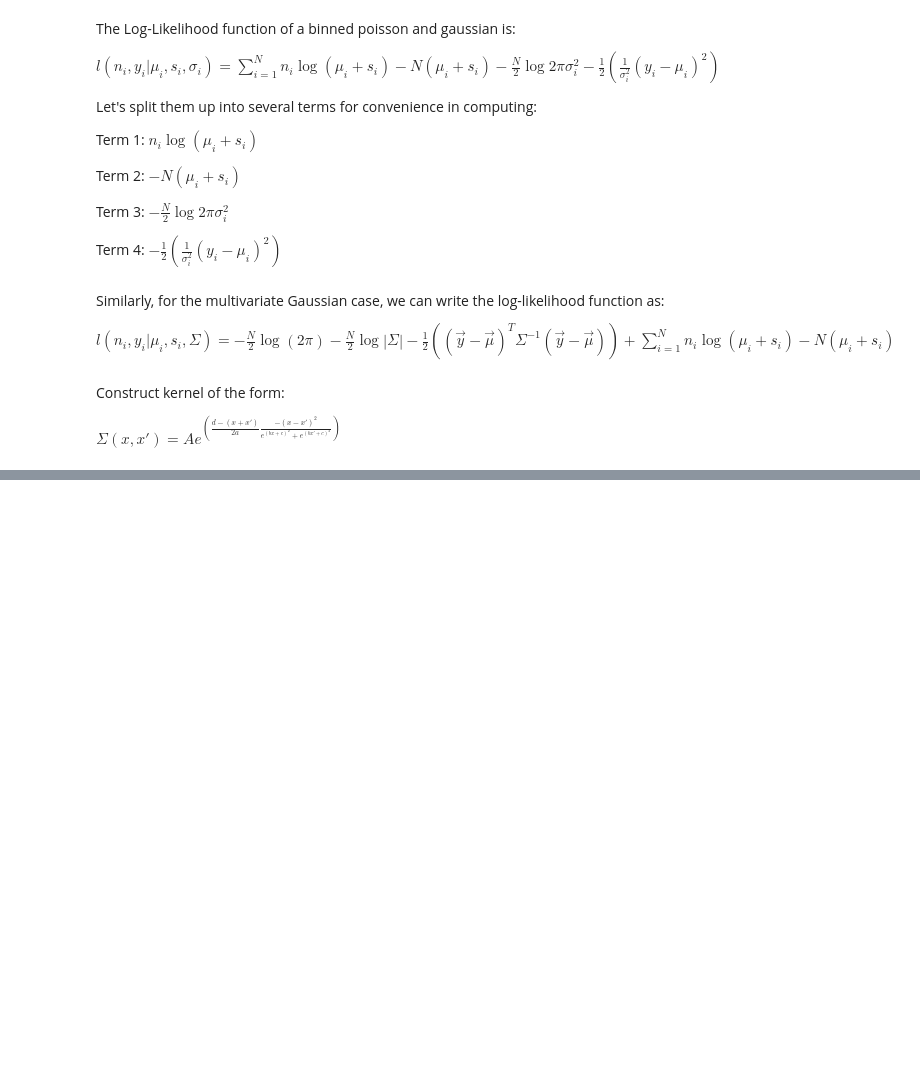
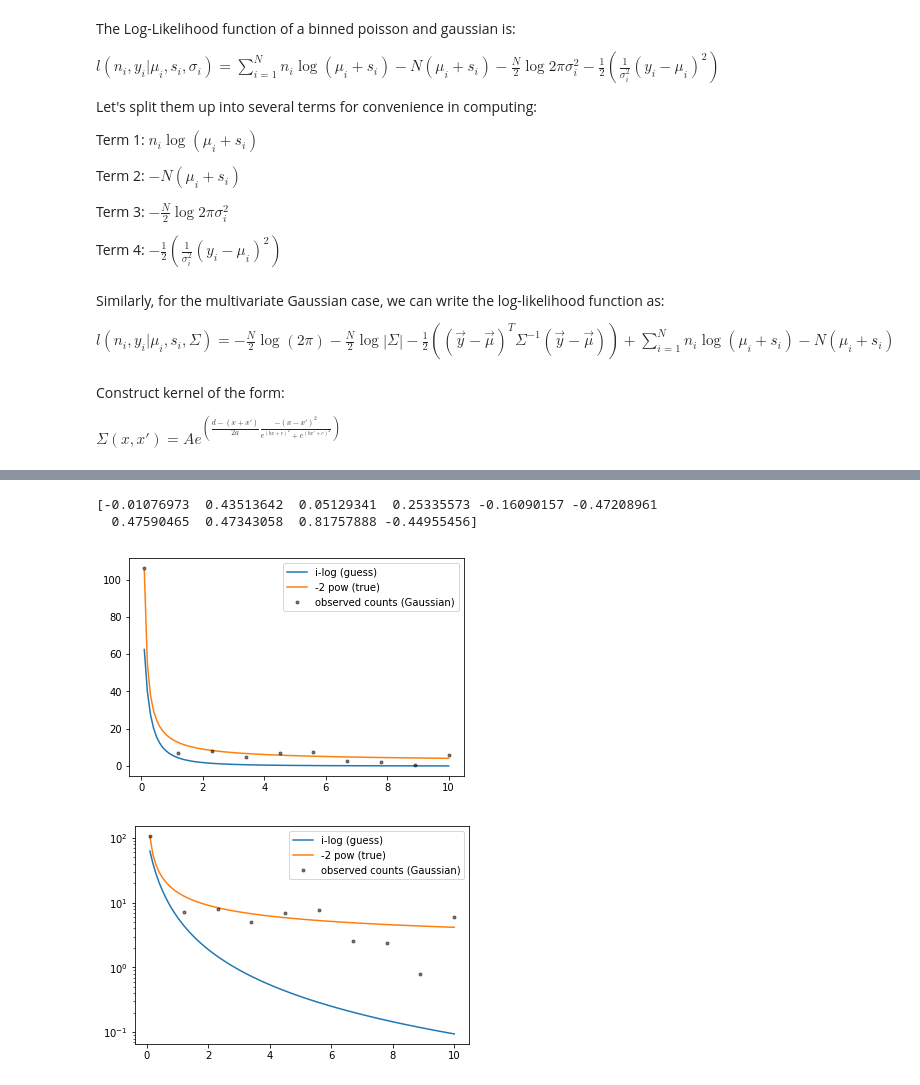
Before and after one commit to ChrisIck/Poisson-GPs, a Jupyter notebook: Minimization Test.ipynb, the cells around one changed output, grey strips where cells are left out. Saved outputs shown, nothing was run; the diff lists cells and outputs as text; code cells hidden in the pictures; blank space fills up the shorter version.

```diff
--- a/Minimization Test.ipynb
+++ b/Minimization Test.ipynb
@@ -143,3 +130,48 @@ plt.show()
+# %%
+%matplotlib inline
+N = 10
+x = np.linspace(.1,10,100)
+xtrue = np.linspace(.1,10,N)
+scale = 1e1
+kparams = [10., 5., 1., 0., 10.]
+
+ymodel = scale * f5(x)
+ytrue = scale * f4(x)
+ytrue_t = scale * f4(xtrue)
+yguess = scale * f4(xtrue)
+
+cov = makekernel(xtrue, kernel1, kparams, sigma = np.zeros(N))#np.sqrt(ytrue_t))
+
+n_G = normal(loc=ytrue_t, scale = np.sqrt(ytrue_t))
+#n_G = multivariate_normal(ytrue_t, cov)
+
+yg_up = yguess + 2.*np.sqrt(yguess)
+yg_low = yguess - 2.*np.sqrt(yguess)
+for i in range(N):
+    if yg_low[i]<0.:
+        yg_low[i] = 1e-5
+boundarray = [(yg_low[i], yg_up[i]) for i in range(N)]
+signal0 = np.zeros(N)
+
+plt.figure()
+plt.plot(x,ymodel, label = "i-log (guess)")
+plt.plot(x,ytrue, label = "-2 pow (true)")
+plt.plot(xtrue,n_G, 'k.', alpha = 0.5, label = "observed counts (Gaussian)")
+plt.legend(loc='upper right')
+
+plt.figure()
+plt.semilogy(x,ymodel, label = "i-log (guess)")
+plt.semilogy(x,ytrue, label = "-2 pow (true)")
+plt.semilogy(xtrue,n_G, 'k.', alpha = 0.5, label = "observed counts (Gaussian)")
+plt.legend(loc='upper right')
+
+print nln_MV_grad(yguess, signal0, n_G, yguess, cov)
+plt.show()
+# %% [output]
+[-0.01076973  0.43513642  0.05129341  0.25335573 -0.16090157 -0.47208961
+  0.47590465  0.47343058  0.81757888 -0.44955456]
+[figure, added]
+[figure, added]
 # %%
 from scipy.optimize import curve_fit
 
```
Also changed, not shown: parts of 20 cells of this notebook.
